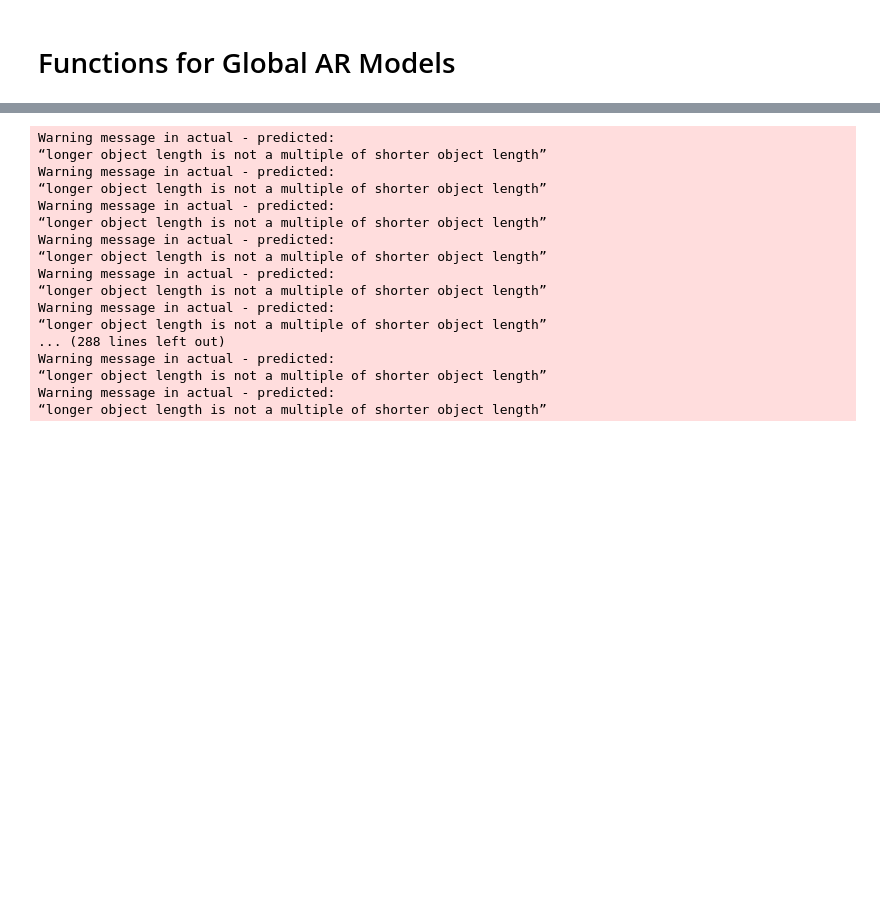
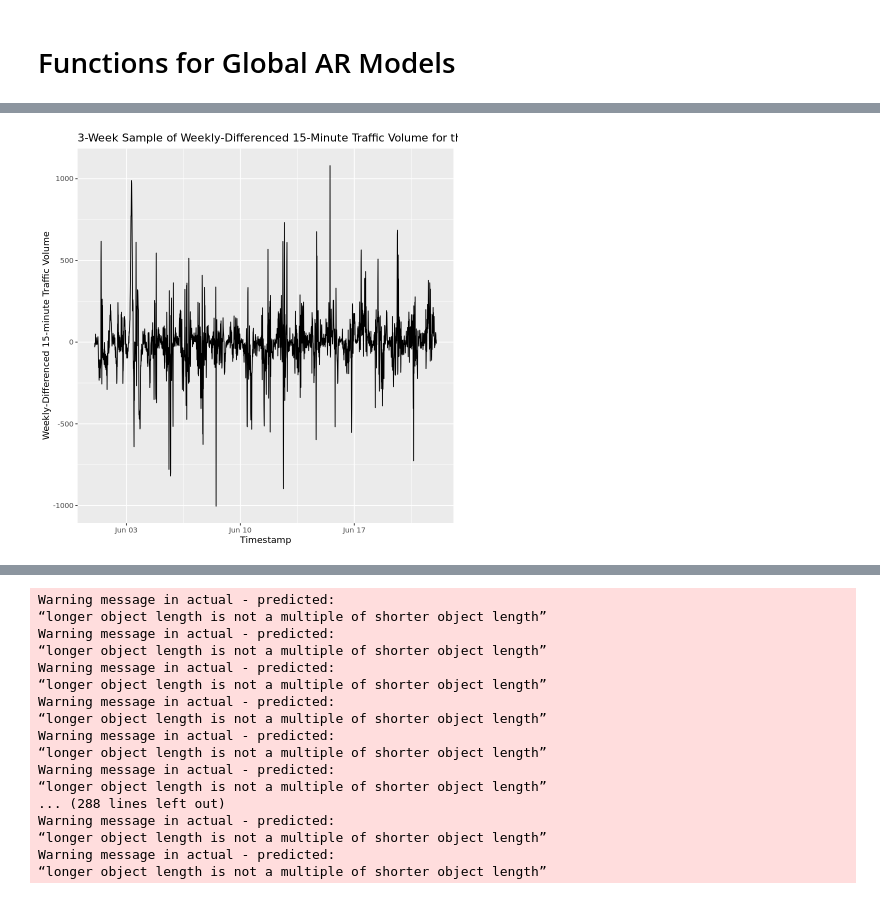
Before and after one commit to lojzimjm/dissertation, a Jupyter notebook: Pooled Regression Models (With Differencing).ipynb, the cells around one changed output, grey strips where cells are left out. Cells and saved outputs as stored; diff of their text form; code cells hidden in the pictures; blank space fills up the shorter version.

```diff
--- a/Pooled Regression Models (With Differencing).ipynb
+++ b/Pooled Regression Models (With Differencing).ipynb
@@ -471,0 +418,4 @@ global_ar_least_squares_pred_undiff <- function(original_data_ls,
+# %%
+weekly_diff_ts_plot
+# %% [output]
+[figure, added]
```
Also changed, not shown: parts of 63 cells of this notebook.
